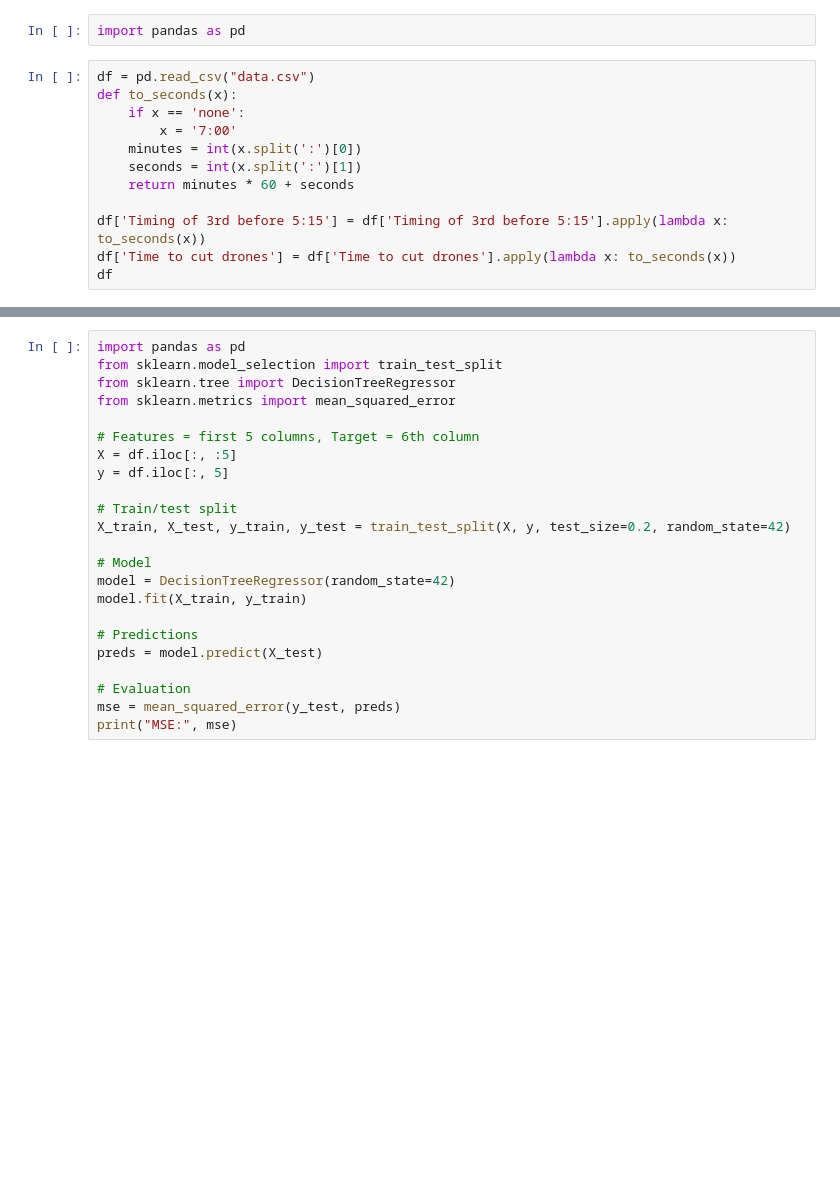
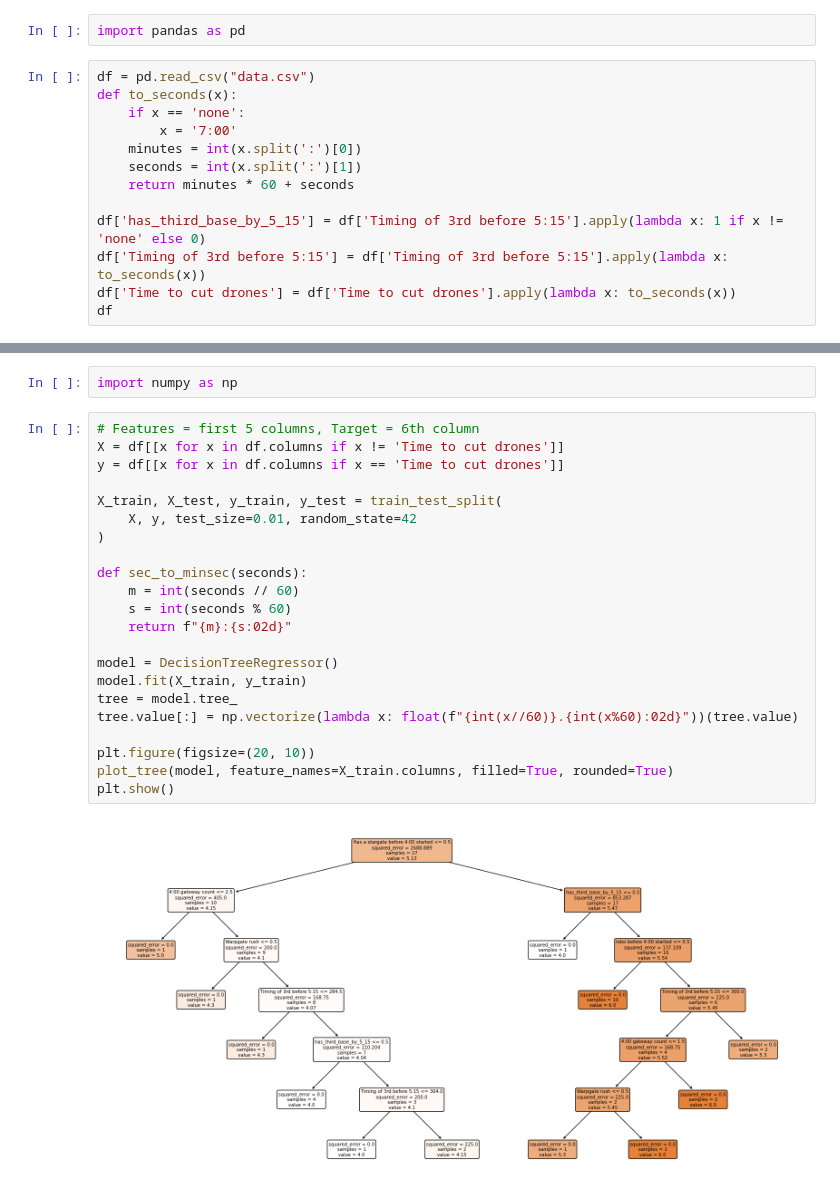
Before and after one commit to Peter-32/zvp, a Jupyter notebook: code.ipynb, the cells around one changed output, grey strips where cells are left out. Cells and saved outputs as stored; diff of their text form; blank space fills up the shorter version.

```diff
--- a/code.ipynb
+++ b/code.ipynb
@@ -9,6 +9,7 @@ def to_seconds(x):
     seconds = int(x.split(':')[1])
     return minutes * 60 + seconds
 
+df['has_third_base_by_5_15'] = df['Timing of 3rd before 5:15'].apply(lambda x: 1 if x != 'none' else 0)
 df['Timing of 3rd before 5:15'] = df['Timing of 3rd before 5:15'].apply(lambda x: to_seconds(x))
 df['Time to cut drones'] = df['Time to cut drones'].apply(lambda x: to_seconds(x))
 df
@@ -33,23 +39,26 @@ df
+# %%
+import numpy as np
 # %%
-import pandas as pd
-from sklearn.model_selection import train_test_split
-from sklearn.tree import DecisionTreeRegressor
-from sklearn.metrics import mean_squared_error
+# Features = first 5 columns, Target = 6th column
+X = df[[x for x in df.columns if x != 'Time to cut drones']]
+y = df[[x for x in df.columns if x == 'Time to cut drones']]
 
-# Features = first 5 columns, Target = 6th column
-X = df.iloc[:, :5]
-y = df.iloc[:, 5]
+X_train, X_test, y_train, y_test = train_test_split(
+    X, y, test_size=0.01, random_state=42
+)
 
-# Train/test split
-X_train, X_test, y_train, y_test = train_test_split(X, y, test_size=0.2, random_state=42)
+def sec_to_minsec(seconds):
+    m = int(seconds // 60)
+    s = int(seconds % 60)
+    return f"{m}:{s:02d}"
 
-# Model
-model = DecisionTreeRegressor(random_state=42)
+model = DecisionTreeRegressor()
 model.fit(X_train, y_train)
+tree = model.tree_
+tree.value[:] = np.vectorize(lambda x: float(f"{int(x//60)}.{int(x%60):02d}"))(tree.value)
 
-# Predictions
-preds = model.predict(X_test)
-
-# Evaluation
-mse = mean_squared_error(y_test, preds)
-print("MSE:", mse)
+plt.figure(figsize=(20, 10))
+plot_tree(model, feature_names=X_train.columns, filled=True, rounded=True)
+plt.show()
+# %% [output]
+[figure, added]
```
Also changed, not shown: parts of 1 cell of this notebook, 3 other files.
